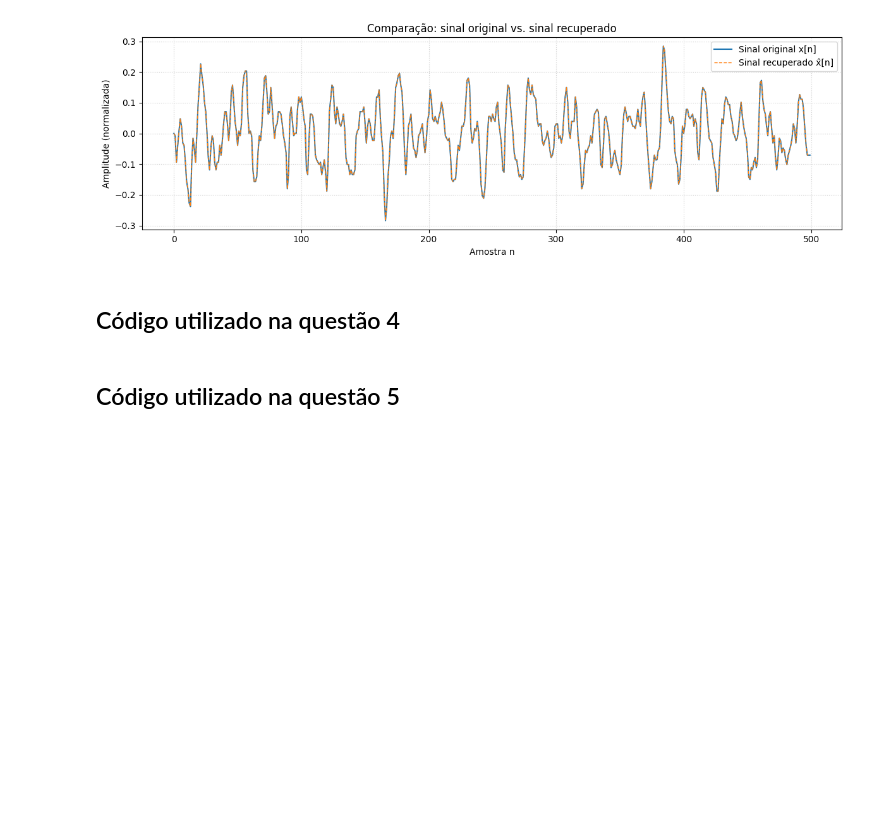
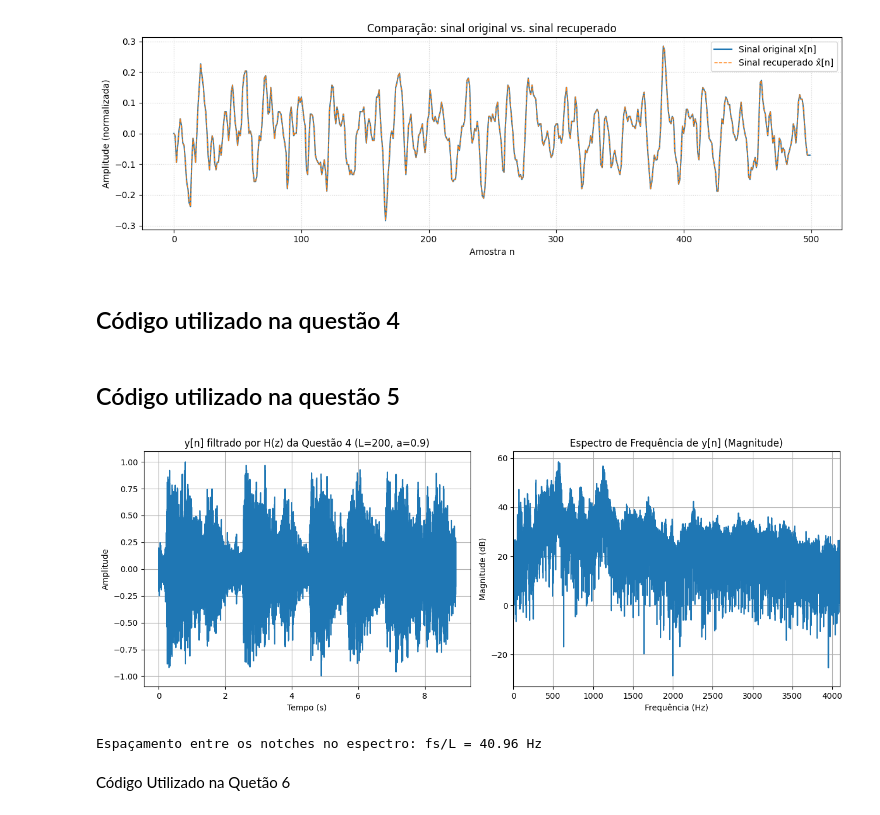
Before and after one commit to ThayseBachmeyer/ProcessamentoSinaisI, a Jupyter notebook: Aula 03/Códigos/aula0409.ipynb, the cells around one changed output. Drawn from its saved outputs; the diff is of its cells as text; code cells hidden in the pictures; blank space fills up the shorter version.

```diff
--- a/Aula 03/Códigos/aula0409.ipynb
+++ b/Aula 03/Códigos/aula0409.ipynb
@@ -397,0 +392,71 @@ import matplotlib.pyplot as plt
+# %%
+#n° 5
+
+
+import os
+import numpy as np
+import matplotlib.pyplot as plt
+from scipy import signal
+from scipy.io import wavfile
+
+L = 200
+a = 0.9
+
+num = np.zeros(L + 1); num[0] = 1; num[L] = -1     # 1 - z^-L
+den = np.zeros(L + 1); den[0] = 1; den[L] = -a     # 1 - a*z^-L
+
+
+
+# %% CÉLULA 3 — QUESTÃO 5: repete a Questão 2 usando o H(z) da Questão 4
+# ============================================================
+L = 200      # <- redefinido de novo, para esta célula também rodar sozinha
+a = 0.9
+num = np.zeros(L + 1); num[0] = 1; num[L] = -1
+den = np.zeros(L + 1); den[0] = 1; den[L] = -a
+
+handel = "https://github.com/ThayseBachmeyer/ProcessamentoSinaisI/raw/refs/heads/main/Aula%2003/Dados/handel.wav"
+nome_handel = "handel.wav"
+os.system(f"wget -q -O {nome_handel} {handel}")
+
+fs, x = wavfile.read(nome_handel)
+if len(x.shape) > 1:
+    x = x[:, 0]
+x = x.astype(np.float64)
+x = x / np.max(np.abs(x))
+
+y = signal.lfilter(num, den, x)
+y = y / np.max(np.abs(y))
+
+N = len(x)
+Y_fft = np.fft.rfft(y)
+freqs = np.fft.rfftfreq(N, d=1 / fs)
+Y_mag_db = 20 * np.log10(np.abs(Y_fft) + 1e-10)
+tempo = np.arange(N) / fs
+
+fig, axs = plt.subplots(1, 2, figsize=(13, 5))
+
+axs[0].plot(tempo, y)
+axs[0].set_title(f'y[n] filtrado por H(z) da Questão 4 (L={L}, a={a})')
+axs[0].set_xlabel('Tempo (s)')
+axs[0].set_ylabel('Amplitude')
+axs[0].grid(True)
+
+axs[1].plot(freqs, Y_mag_db)
+axs[1].set_title('Espectro de Frequência de y[n] (Magnitude)')
+axs[1].set_xlabel('Frequência (Hz)')
+axs[1].set_ylabel('Magnitude (dB)')
+axs[1].set_xlim([0, fs / 2])
+axs[1].grid(True)
+
+plt.tight_layout()
+plt.savefig('q5_sinal_espectro.png', dpi=150)
+plt.show()
+
+wavfile.write('handel_comb.wav', fs, (y * 32767).astype(np.int16))
+
+print(f"\nEspaçamento entre os notches no espectro: fs/L = {fs/L:.2f} Hz")
+# %% [output]
+[figure, added]
+Espaçamento entre os notches no espectro: fs/L = 40.96 Hz
+# %% [markdown]
+Código Utilizado na Quetão 6
```
Also changed, not shown: parts of 1 cell of this notebook.
